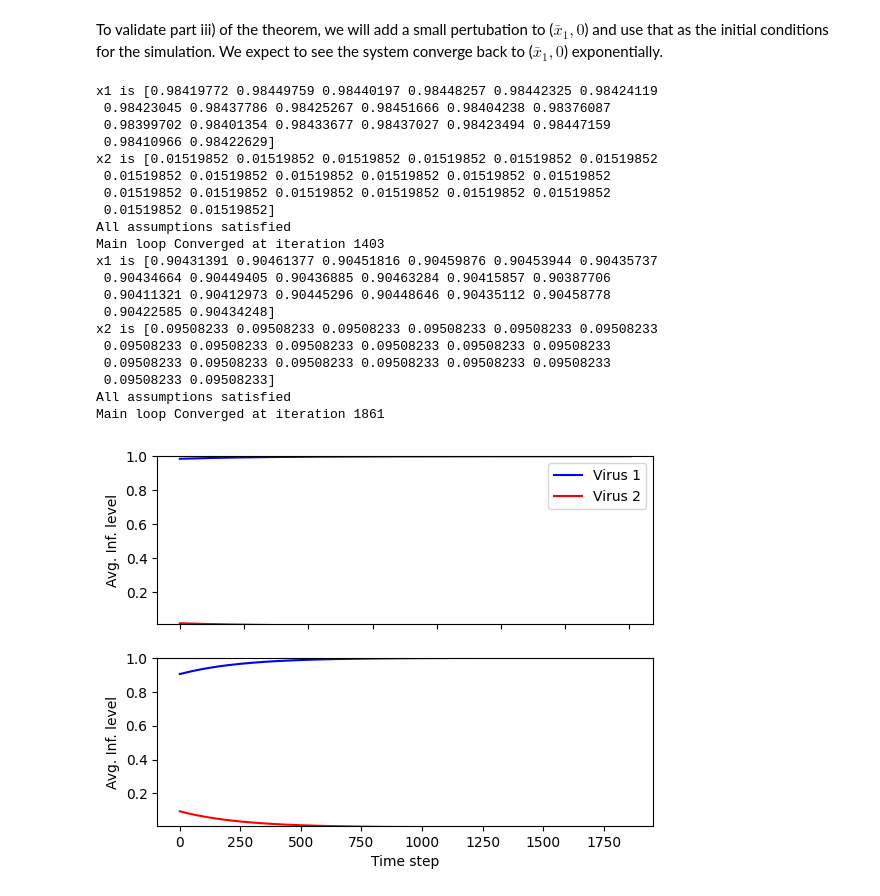
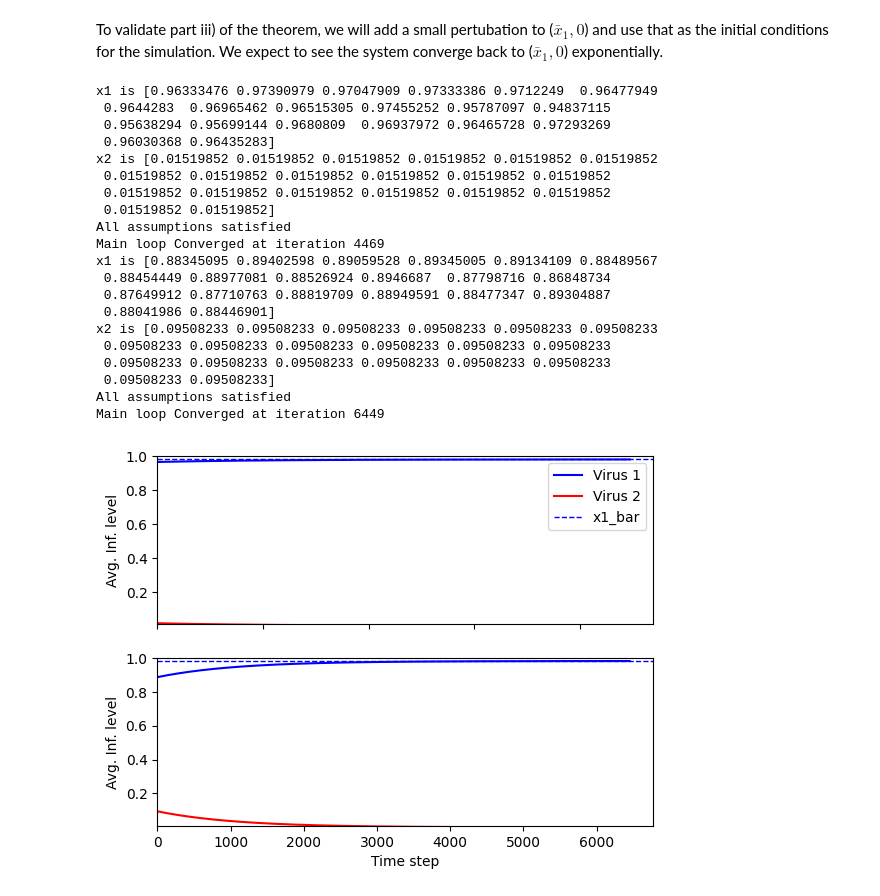
Before and after one commit to mrhoggboss/Discrete-time-competitive-bivirus-SIS, a Jupyter notebook: experiment_Theorem6.ipynb, the cells around one changed output. Saved outputs shown, nothing was run; the diff lists cells and outputs as text; code cells hidden in the pictures.

```diff
--- a/experiment_Theorem6.ipynb
+++ b/experiment_Theorem6.ipynb
@@ -33,15 +33,15 @@ A1 = A1_thres + path_graph_adjacency(config.N, W=config.W/10)
 A2 = A2_thres + path_graph_adjacency(config.N, W=config.W/10)
 
 beta = [
-    50 * np.ones(config.N),
-    0.6 * np.ones(config.N)
+    70 * np.ones(config.N),
+    0.4 * np.ones(config.N)
 ]
 B1 = np.diag(beta[0]) @ A1
 B2 = np.diag(beta[1]) @ A2
 B = [B1, B2]
 delta = [
-    0.2 * np.ones(config.N),
-    4 * np.ones(config.N)
+    10 * np.ones(config.N),
+    1 * np.ones(config.N)
 ]
 print("B1 is:", B1)
 print()
@@ -205,43 +205,43 @@ x1_avg_histories = []
 x2_avg_histories = []
 
 x1 = np.zeros(config.N)
 x2 = np.zeros(config.N)
 for i in range(2):
     pertubation = np.random.uniform(0, 0.1)
     x1 = x1_bar - pertubation * np.ones(config.N)
     print("x1 is " + str(x1))
     x2.fill(pertubation)
     print("x2 is " + str(x2))
     bivirus.check_basic_assumptions(x1, x2, B, delta, config)
     results = bivirus.run_simulation(x1, x2, B, delta, config)
 
     # record results
     x1_histories.append(results["x1_history"])
     x2_histories.append(results["x2_history"])
     x1_avg_histories.append(results["x1_avg_history"])
     x2_avg_histories.append(results["x2_avg_history"])
 
-bivirus.plot_simulation_1by2(x1_avg_histories, x2_avg_histories, yscale='linear')
-bivirus.plot_simulation_1by2(x1_avg_histories, x2_avg_histories, yscale='log')
+bivirus.plot_simulation_1by2(x1_avg_histories, x2_avg_histories, x1_bar_avg=np.mean(x1_bar), yscale='linear')
+bivirus.plot_simulation_1by2(x1_avg_histories, x2_avg_histories, x1_bar_avg=np.mean(x1_bar), yscale='log')
 # %% [output]
-x1 is [0.98419772 0.98449759 0.98440197 0.98448257 0.98442325 0.98424119
- 0.98423045 0.98437786 0.98425267 0.98451666 0.98404238 0.98376087
- 0.98399702 0.98401354 0.98433677 0.98437027 0.98423494 0.98447159
- 0.98410966 0.98422629]
+x1 is [0.96333476 0.97390979 0.97047909 0.97333386 0.9712249  0.96477949
+ 0.9644283  0.96965462 0.96515305 0.97455252 0.95787097 0.94837115
+ 0.95638294 0.95699144 0.9680809  0.96937972 0.96465728 0.97293269
+ 0.96030368 0.96435283]
 x2 is [0.01519852 0.01519852 0.01519852 0.01519852 0.01519852 0.01519852
  0.01519852 0.01519852 0.01519852 0.01519852 0.01519852 0.01519852
  0.01519852 0.01519852 0.01519852 0.01519852 0.01519852 0.01519852
  0.01519852 0.01519852]
 All assumptions satisfied
-Main loop Converged at iteration 1403
-x1 is [0.90431391 0.90461377 0.90451816 0.90459876 0.90453944 0.90435737
- 0.90434664 0.90449405 0.90436885 0.90463284 0.90415857 0.90387706
- 0.90411321 0.90412973 0.90445296 0.90448646 0.90435112 0.90458778
- 0.90422585 0.90434248]
+Main loop Converged at iteration 4469
+x1 is [0.88345095 0.89402598 0.89059528 0.89345005 0.89134109 0.88489567
+ 0.88454449 0.88977081 0.88526924 0.8946687  0.87798716 0.86848734
+ 0.87649912 0.87710763 0.88819709 0.88949591 0.88477347 0.89304887
+ 0.88041986 0.88446901]
 x2 is [0.09508233 0.09508233 0.09508233 0.09508233 0.09508233 0.09508233
  0.09508233 0.09508233 0.09508233 0.09508233 0.09508233 0.09508233
  0.09508233 0.09508233 0.09508233 0.09508233 0.09508233 0.09508233
  0.09508233 0.09508233]
 All assumptions satisfied
-Main loop Converged at iteration 1861
+Main loop Converged at iteration 6449
-[figure, old version]
+[figure, new version]
```
Also changed, not shown: parts of 6 cells of this notebook.
